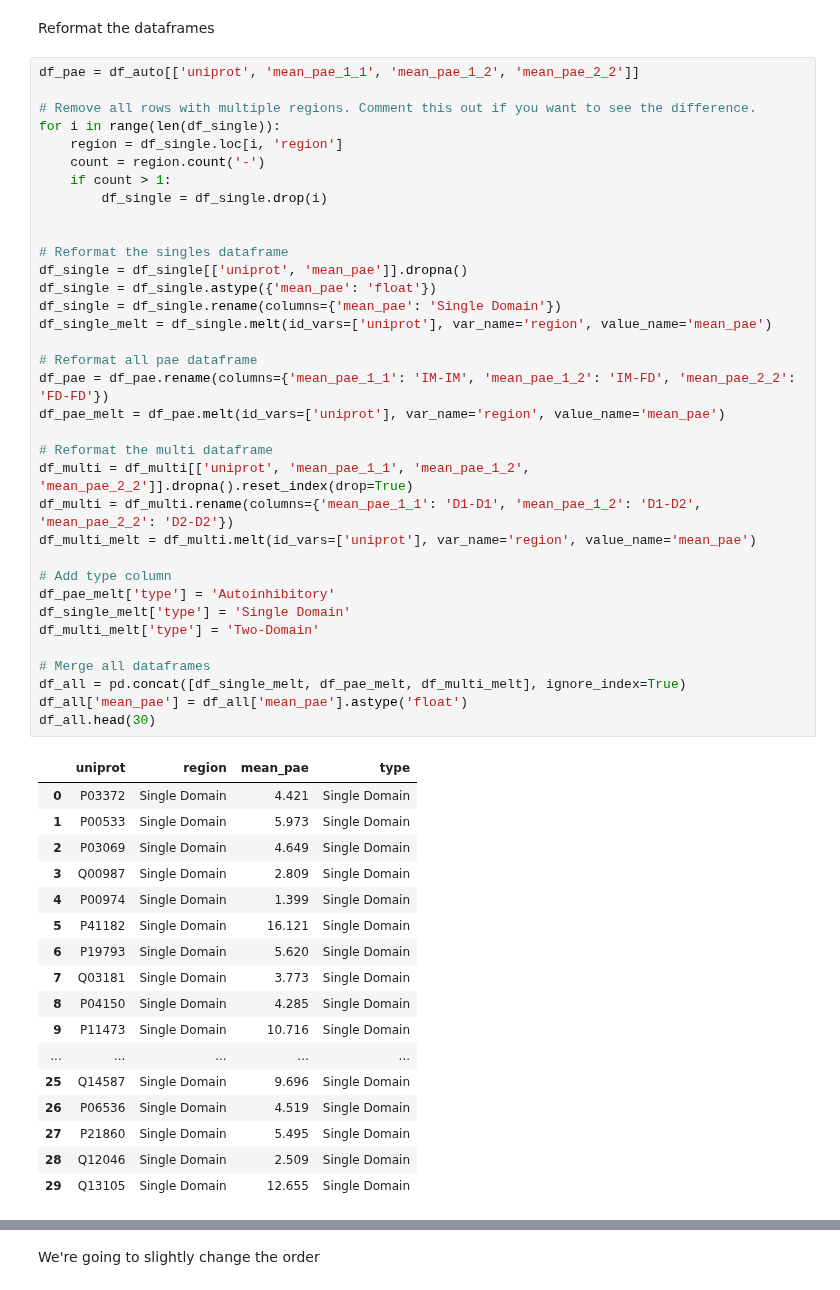
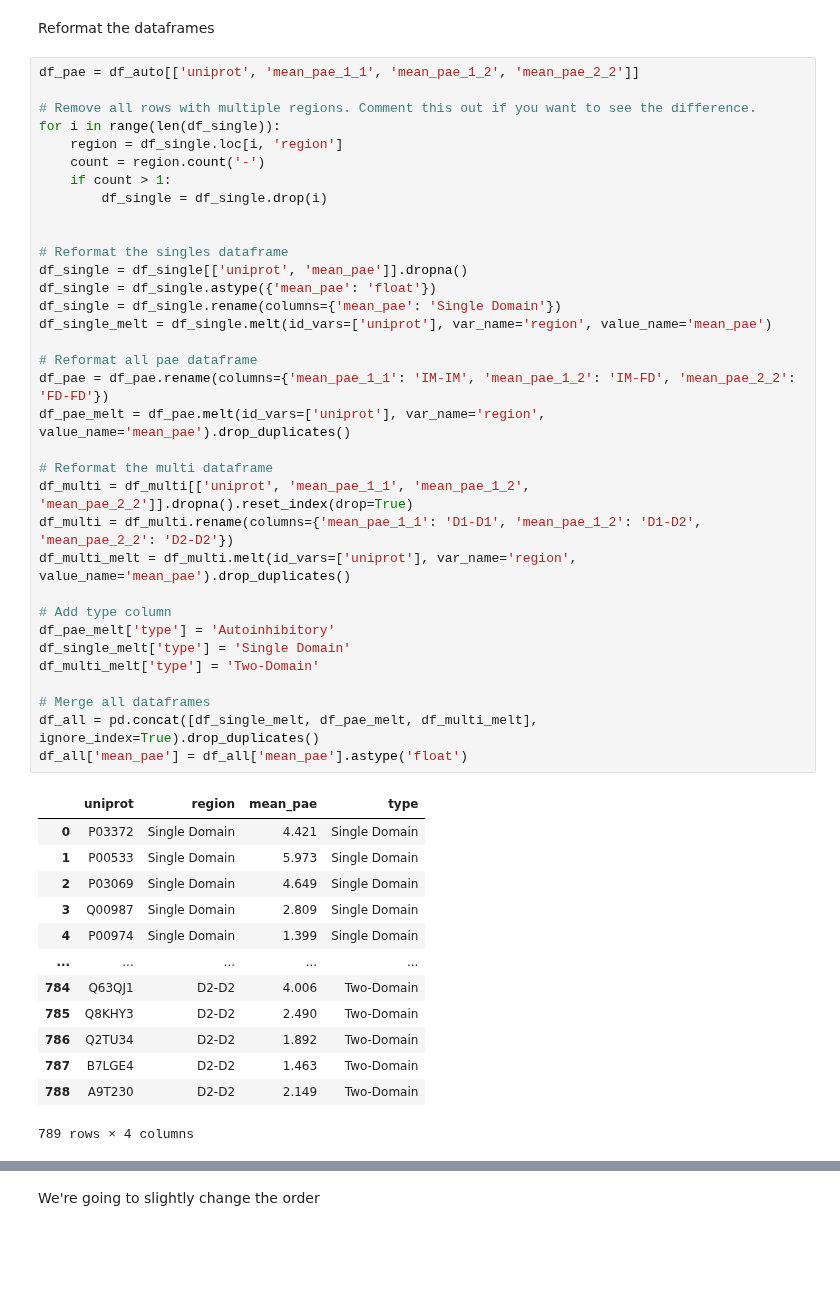
Before and after one commit to jpigles/alphafold-rmsd, a Jupyter notebook: disorder_analysis.ipynb, the cells around one changed output, grey strips where cells are left out. Cells and saved outputs as stored; diff of their text form; blank space fills up the shorter version.

```diff
--- a/disorder_analysis.ipynb
+++ b/disorder_analysis.ipynb
@@ -29,48 +26,43 @@ for i in range(len(df_single)):
         df_single = df_single.drop(i)
 
 
 # Reformat the singles dataframe
 df_single = df_single[['uniprot', 'mean_pae']].dropna()
 df_single = df_single.astype({'mean_pae': 'float'})
 df_single = df_single.rename(columns={'mean_pae': 'Single Domain'})
 df_single_melt = df_single.melt(id_vars=['uniprot'], var_name='region', value_name='mean_pae')
 
 # Reformat all pae dataframe
 df_pae = df_pae.rename(columns={'mean_pae_1_1': 'IM-IM', 'mean_pae_1_2': 'IM-FD', 'mean_pae_2_2': 'FD-FD'})
-df_pae_melt = df_pae.melt(id_vars=['uniprot'], var_name='region', value_name='mean_pae')
+df_pae_melt = df_pae.melt(id_vars=['uniprot'], var_name='region', value_name='mean_pae').drop_duplicates()
 
 # Reformat the multi dataframe
 df_multi = df_multi[['uniprot', 'mean_pae_1_1', 'mean_pae_1_2', 'mean_pae_2_2']].dropna().reset_index(drop=True)
 df_multi = df_multi.rename(columns={'mean_pae_1_1': 'D1-D1', 'mean_pae_1_2': 'D1-D2', 'mean_pae_2_2': 'D2-D2'})
-df_multi_melt = df_multi.melt(id_vars=['uniprot'], var_name='region', value_name='mean_pae')
+df_multi_melt = df_multi.melt(id_vars=['uniprot'], var_name='region', value_name='mean_pae').drop_duplicates()
 
 # Add type column
 df_pae_melt['type'] = 'Autoinhibitory'
 df_single_melt['type'] = 'Single Domain'
 df_multi_melt['type'] = 'Two-Domain'
 
 # Merge all dataframes
-df_all = pd.concat([df_single_melt, df_pae_melt, df_multi_melt], ignore_index=True)
+df_all = pd.concat([df_single_melt, df_pae_melt, df_multi_melt], ignore_index=True).drop_duplicates()
 df_all['mean_pae'] = df_all['mean_pae'].astype('float')
-df_all.head(30)
 # %% [output]
 |  | uniprot | region | mean_pae | type |
 | 0 | P03372 | Single Domain | 4.421 | Single Domain |
 | 1 | P00533 | Single Domain | 5.973 | Single Domain |
 | 2 | P03069 | Single Domain | 4.649 | Single Domain |
 | 3 | Q00987 | Single Domain | 2.809 | Single Domain |
 | 4 | P00974 | Single Domain | 1.399 | Single Domain |
-| 5 | P41182 | Single Domain | 16.121 | Single Domain |
-| 6 | P19793 | Single Domain | 5.620 | Single Domain |
-| 7 | Q03181 | Single Domain | 3.773 | Single Domain |
-| 8 | P04150 | Single Domain | 4.285 | Single Domain |
-| 9 | P11473 | Single Domain | 10.716 | Single Domain |
 | ... | ... | ... | ... | ... |
-| 25 | Q14587 | Single Domain | 9.696 | Single Domain |
-| 26 | P06536 | Single Domain | 4.519 | Single Domain |
-| 27 | P21860 | Single Domain | 5.495 | Single Domain |
-| 28 | Q12046 | Single Domain | 2.509 | Single Domain |
-| 29 | Q13105 | Single Domain | 12.655 | Single Domain |
+| 784 | Q63QJ1 | D2-D2 | 4.006 | Two-Domain |
+| 785 | Q8KHY3 | D2-D2 | 2.490 | Two-Domain |
+| 786 | Q2TU34 | D2-D2 | 1.892 | Two-Domain |
+| 787 | B7LGE4 | D2-D2 | 1.463 | Two-Domain |
+| 788 | A9T230 | D2-D2 | 2.149 | Two-Domain |
+789 rows × 4 columns
 # %%
 region_order = ['Single Domain', 'IM-FD', 'IM-IM', 'FD-FD', 'D1-D2', 'D1-D1', 'D2-D2']
 
```
Also changed, not shown: parts of 10 cells of this notebook.
